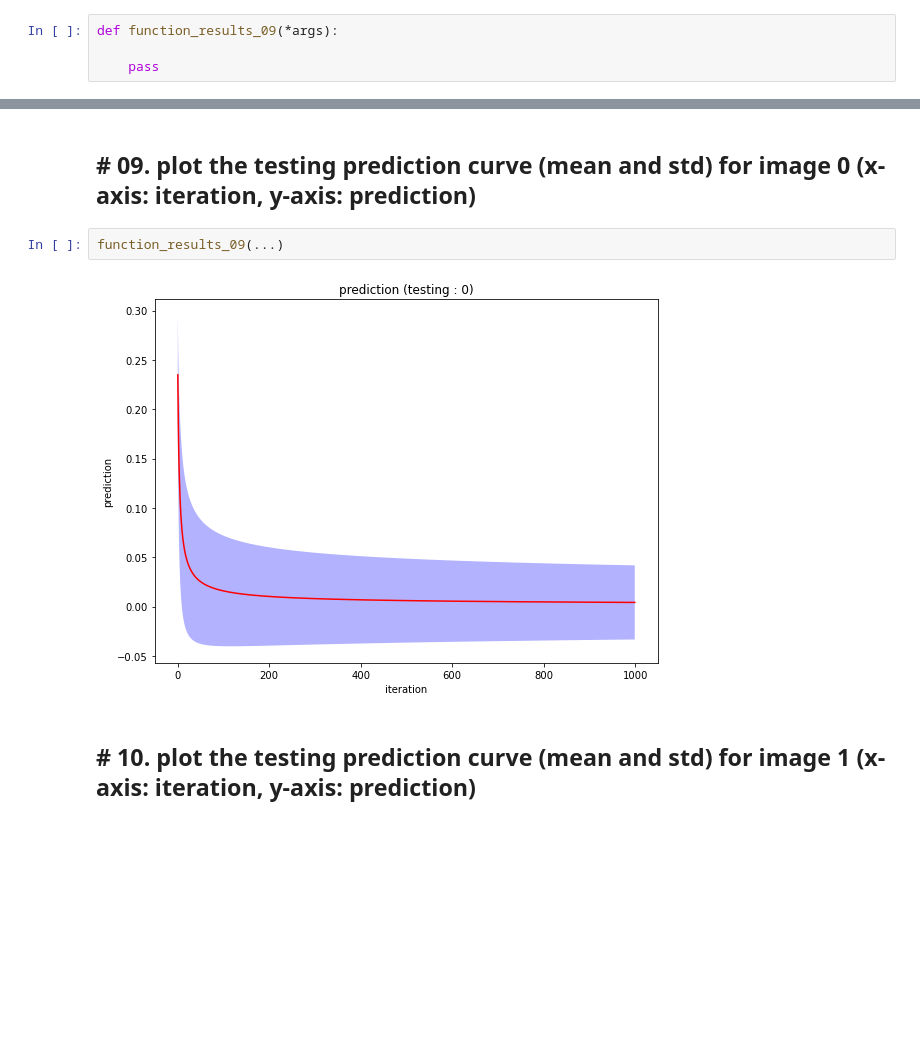
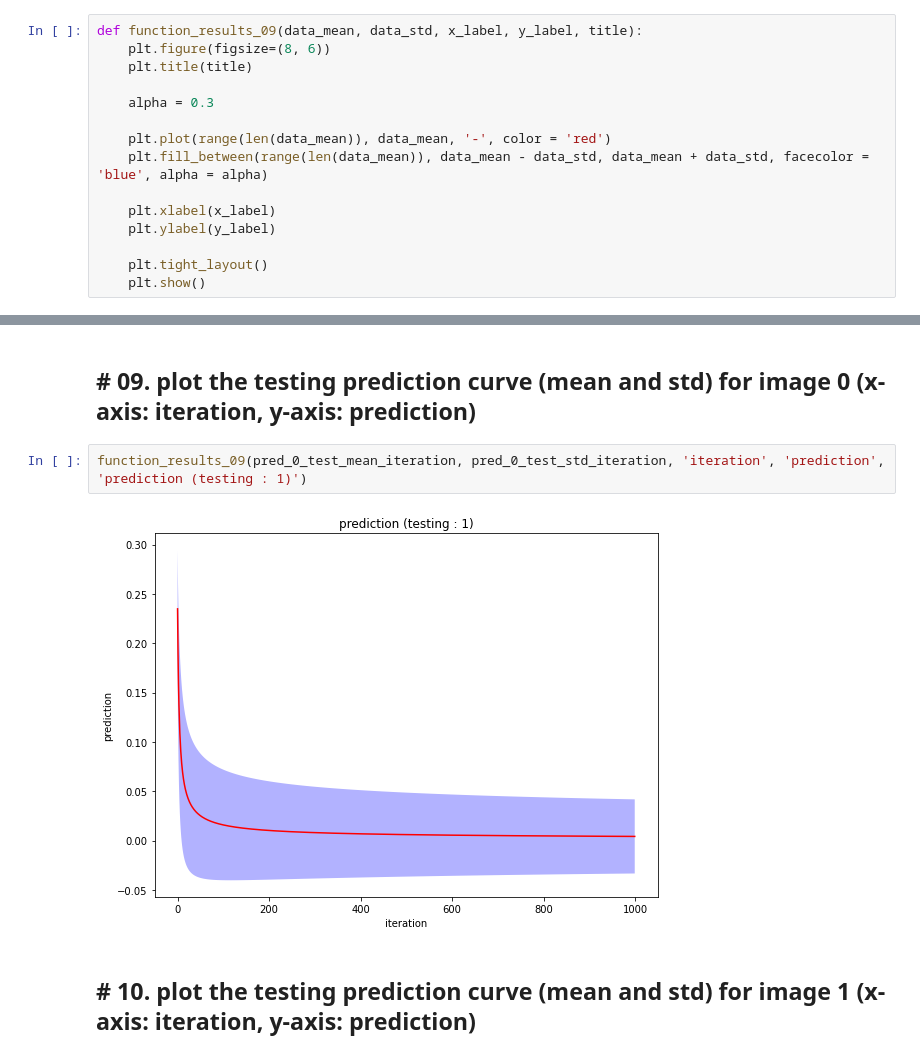
Before and after one commit to dkile/caucse-ml, a Jupyter notebook: assignment/03/assignment_03.ipynb, the cells around one changed output, grey strips where cells are left out. Drawn from its saved outputs; the diff is of its cells as text; blank space fills up the shorter version.

Commit message:
[36] complete result 09 function

```diff
--- a/assignment/03/assignment_03.ipynb
+++ b/assignment/03/assignment_03.ipynb
@@ -643,10 +643,21 @@ def function_results_08(data_mean, data_std, x_label, y_label, title):
 
     plt.tight_layout()
     plt.show()
-# %%
-def function_results_09(*args):
-
-    pass
+# %%
+def function_results_09(data_mean, data_std, x_label, y_label, title):
+    plt.figure(figsize=(8, 6))
+    plt.title(title)
+
+    alpha = 0.3
+
+    plt.plot(range(len(data_mean)), data_mean, '-', color = 'red')
+    plt.fill_between(range(len(data_mean)), data_mean - data_std, data_mean + data_std, facecolor = 'blue', alpha = alpha)
+
+    plt.xlabel(x_label)
+    plt.ylabel(y_label)
+
+    plt.tight_layout()
+    plt.show()
 # %%
 def function_results_10(*args):
 
@@ -723,10 +734,10 @@ function_results_08(pred_1_train_mean_iteration, pred_1_train_std_iteration, 'it
 [figure]
 # %% [markdown]
 ## # 09. plot the testing prediction curve (mean and std) for image 0 (x-axis: iteration, y-axis: prediction)
-# %%
-function_results_09(...)
-# %% [output]
-[figure, removed]
+# %%
+function_results_09(pred_0_test_mean_iteration, pred_0_test_std_iteration, 'iteration', 'prediction', 'prediction (testing : 1)')
+# %% [output]
+[figure, added]
 # %% [markdown]
 ## # 10. plot the testing prediction curve (mean and std) for image 1 (x-axis: iteration, y-axis: prediction)
 # %%
```
